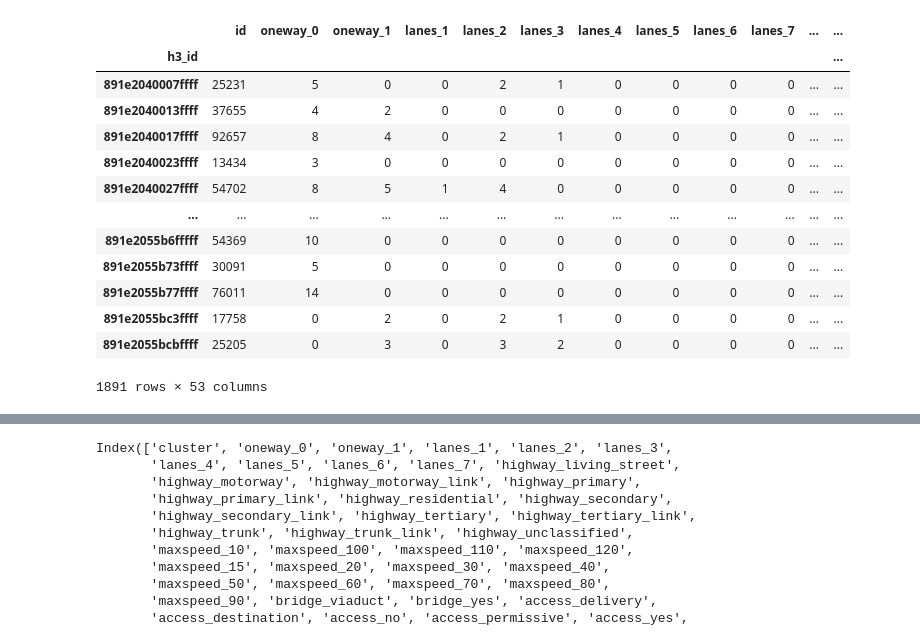
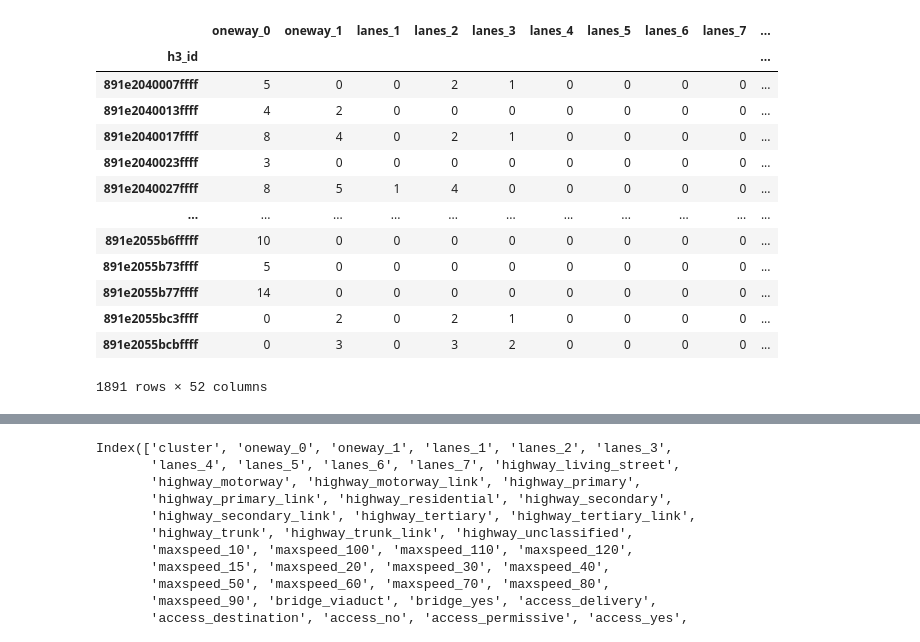
Before and after one commit to Calychas/highway2vec, a Jupyter notebook: notebooks/h3.ipynb, the cells around one changed output, grey strips where cells are left out. Cells and saved outputs as stored; diff of their text form; code cells hidden in the pictures.

```diff
--- a/notebooks/h3.ipynb
+++ b/notebooks/h3.ipynb
@@ -22,0 +30,7 @@ edges.shp = gdp.read_file()
+# %%
+place_name = "Wrocław,Poland"
+place_dir_name = get_place_dir_name(place_name)
+resolution = 9
+buffered = True
+edges = gpd.read_file(GENERATED_DATA_DIR.joinpath(place_dir_name, f"edges_drive_{get_resolution_buffered_suffix(resolution, buffered)}.geojson"), driver="GeoJSON")
+edges.tail(5)
@@ -38,10 +71,3 @@ Index(['osmid', 'h3_id', 'oneway_0', 'oneway_1', 'lanes_1', 'lanes_2',
        'width_2', 'width_2.5', 'width_3', 'width_4', 'width_4.5', 'width_6',
        'tunnel_building_passage', 'tunnel_yes', 'geometry'],
       dtype='object')
-# %%
-place_name = "Wrocław,Poland"
-place_dir_name = get_place_dir_name(place_name)
-resolution = 9
-buffered = True
-edges = gpd.read_file(join(GENERATED_DATA_DIR, place_dir_name, f"edges_drive_{resolution}{'_buffered' if buffered else ''}.geojson"), driver="GeoJSON")
-edges
@@ -62,18 +74,18 @@ edges
 # %%
-hex_feautres = edges.groupby(by="h3_id").sum()
+hex_feautres = edges.drop(columns="id").groupby(by="h3_id").sum()
 hex_feautres
 # %% [output]
-|  | id | oneway_0 | oneway_1 | lanes_1 | lanes_2 | lanes_3 | lanes_4 | lanes_5 | lanes_6 | lanes_7 | ... | ... |
-| h3_id |  |  |  |  |  |  |  |  |  |  |  | ... |
-| 891e2040007ffff | 25231 | 5 | 0 | 0 | 2 | 1 | 0 | 0 | 0 | 0 | ... | ... |
-| 891e2040013ffff | 37655 | 4 | 2 | 0 | 0 | 0 | 0 | 0 | 0 | 0 | ... | ... |
-| 891e2040017ffff | 92657 | 8 | 4 | 0 | 2 | 1 | 0 | 0 | 0 | 0 | ... | ... |
-| 891e2040023ffff | 13434 | 3 | 0 | 0 | 0 | 0 | 0 | 0 | 0 | 0 | ... | ... |
-| 891e2040027ffff | 54702 | 8 | 5 | 1 | 4 | 0 | 0 | 0 | 0 | 0 | ... | ... |
-| ... | ... | ... | ... | ... | ... | ... | ... | ... | ... | ... | ... | ... |
-| 891e2055b6fffff | 54369 | 10 | 0 | 0 | 0 | 0 | 0 | 0 | 0 | 0 | ... | ... |
-| 891e2055b73ffff | 30091 | 5 | 0 | 0 | 0 | 0 | 0 | 0 | 0 | 0 | ... | ... |
-| 891e2055b77ffff | 76011 | 14 | 0 | 0 | 0 | 0 | 0 | 0 | 0 | 0 | ... | ... |
-| 891e2055bc3ffff | 17758 | 0 | 2 | 0 | 2 | 1 | 0 | 0 | 0 | 0 | ... | ... |
-| 891e2055bcbffff | 25205 | 0 | 3 | 0 | 3 | 2 | 0 | 0 | 0 | 0 | ... | ... |
+|  | oneway_0 | oneway_1 | lanes_1 | lanes_2 | lanes_3 | lanes_4 | lanes_5 | lanes_6 | lanes_7 | ... |
+| h3_id |  |  |  |  |  |  |  |  |  | ... |
+| 891e2040007ffff | 5 | 0 | 0 | 2 | 1 | 0 | 0 | 0 | 0 | ... |
+| 891e2040013ffff | 4 | 2 | 0 | 0 | 0 | 0 | 0 | 0 | 0 | ... |
+| 891e2040017ffff | 8 | 4 | 0 | 2 | 1 | 0 | 0 | 0 | 0 | ... |
+| 891e2040023ffff | 3 | 0 | 0 | 0 | 0 | 0 | 0 | 0 | 0 | ... |
+| 891e2040027ffff | 8 | 5 | 1 | 4 | 0 | 0 | 0 | 0 | 0 | ... |
+| ... | ... | ... | ... | ... | ... | ... | ... | ... | ... | ... |
+| 891e2055b6fffff | 10 | 0 | 0 | 0 | 0 | 0 | 0 | 0 | 0 | ... |
+| 891e2055b73ffff | 5 | 0 | 0 | 0 | 0 | 0 | 0 | 0 | 0 | ... |
+| 891e2055b77ffff | 14 | 0 | 0 | 0 | 0 | 0 | 0 | 0 | 0 | ... |
+| 891e2055bc3ffff | 0 | 2 | 0 | 2 | 1 | 0 | 0 | 0 | 0 | ... |
+| 891e2055bcbffff | 0 | 3 | 0 | 3 | 2 | 0 | 0 | 0 | 0 | ... |
-1891 rows × 53 columns
+1891 rows × 52 columns
```
Also changed, not shown: parts of 28 cells of this notebook, 15 other files.
